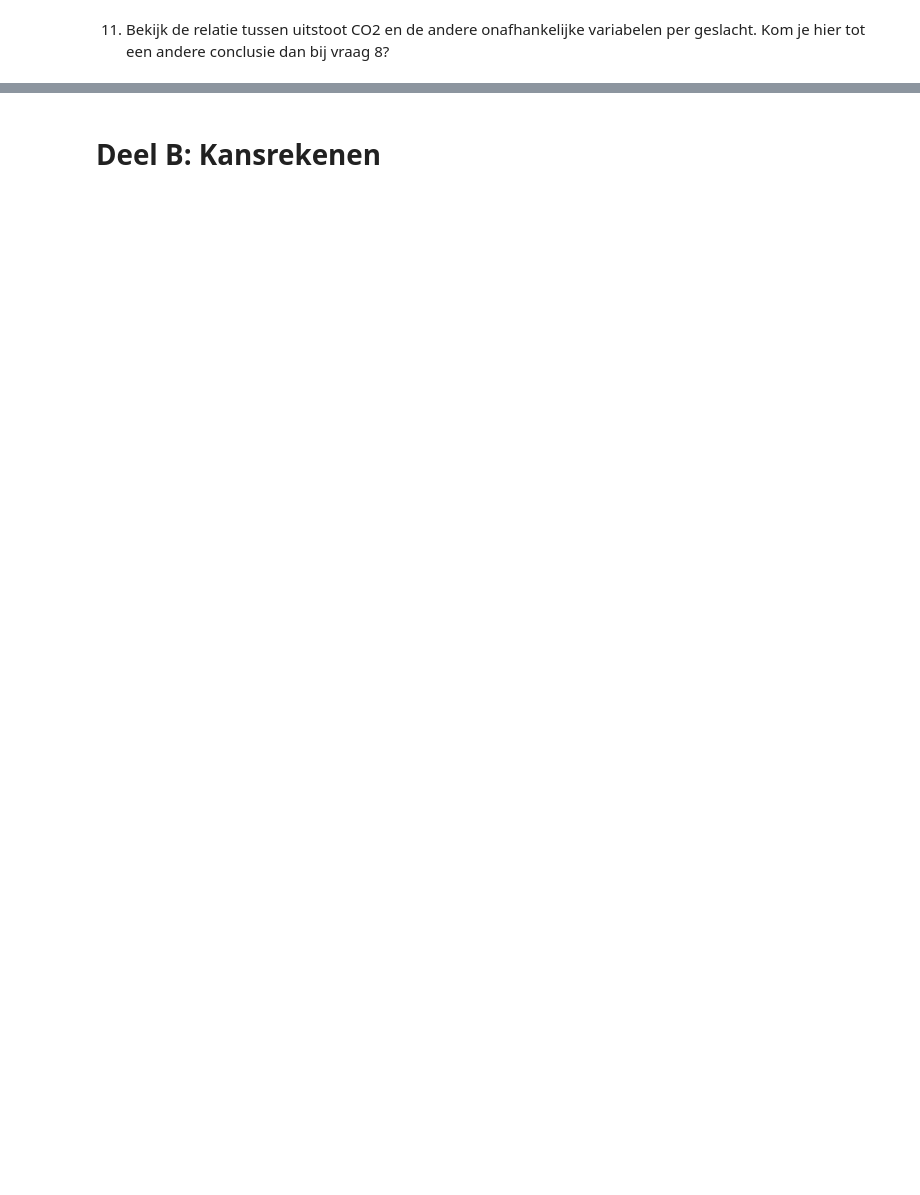
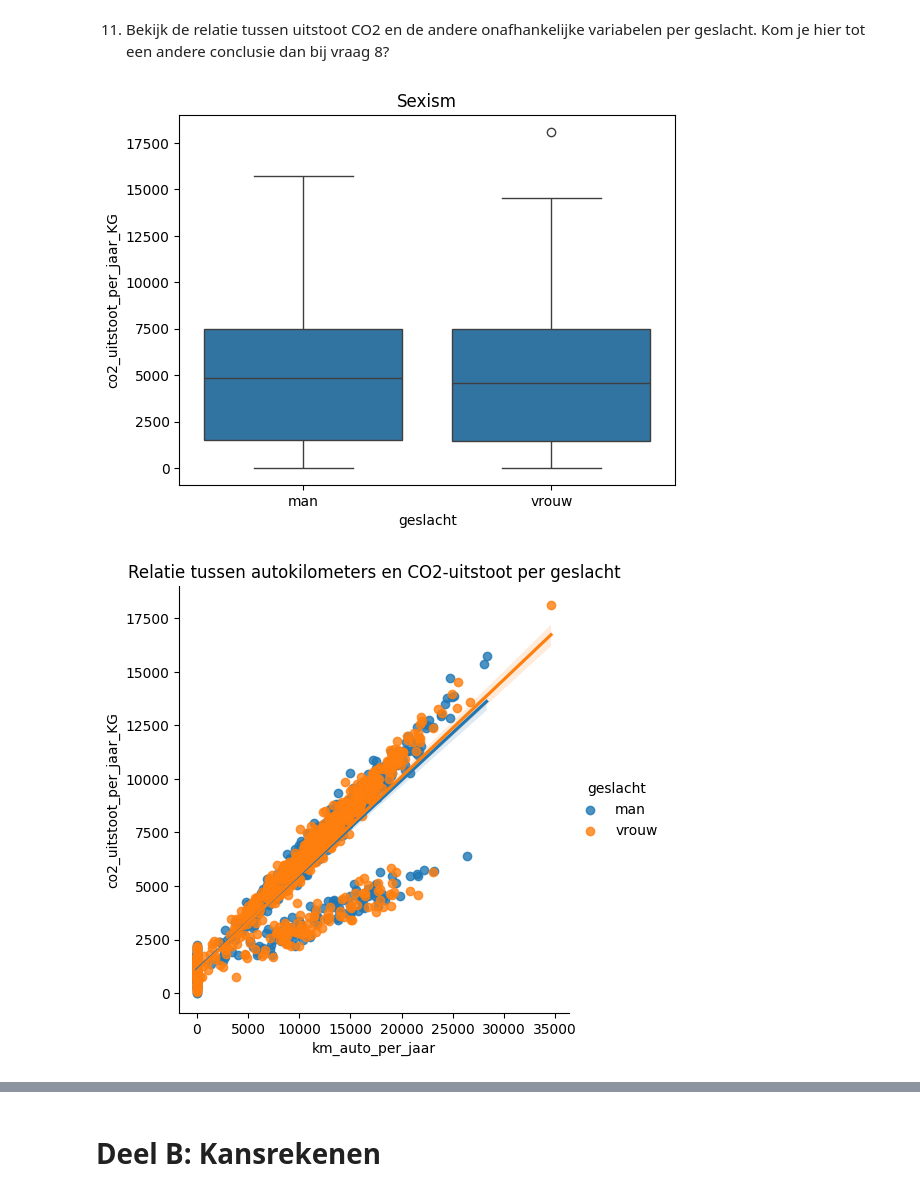
Before and after one commit to 24087068/wiskunde_porfolio, a Jupyter notebook: portfolio Sebastiaan.ipynb, the cells around one changed output, grey strips where cells are left out. Cells and saved outputs as stored; diff of their text form; code cells hidden in the pictures; blank space fills up the shorter version.

Commit message:
A B en C
Voor mijn shit is nu A B en C gedaan. D ga ik later wel aan werken.

```diff
--- a/portfolio Sebastiaan.ipynb
+++ b/portfolio Sebastiaan.ipynb
@@ -415,3 +552,20 @@ co2_ratio_scaled[ratio_co2] = scaler.fit_transform(ordinaal_co2_num[ratio_co2])
 11.	Bekijk de relatie tussen uitstoot CO2 en de andere onafhankelijke variabelen per geslacht. Kom je hier tot een andere conclusie dan bij vraag 8?
 # %%
 # 11
+# Boxplot voor de geslachten
+sns.boxplot(data=df_co2, x='geslacht', y='co2_uitstoot_per_jaar_KG')
+plt.title("Sexism")
+plt.show()
+
+# Scatterplot met lijn voor geslacht
+sns.lmplot(data=df_co2, x='km_auto_per_jaar', y='co2_uitstoot_per_jaar_KG', hue='geslacht')
+plt.title('Relatie tussen autokilometers en CO2-uitstoot per geslacht')
+plt.show()
+
+# Scatterplot met lijn voor elektrisch auto bezit
+sns.lmplot(data=df_co2, x='km_auto_per_jaar', y='co2_uitstoot_per_jaar_KG', hue='elektrisch_auto')
+plt.title('Relatie tussen autokilometers en CO2-uitstoot per geslacht')
+plt.show()
+# %% [output]
+[figure, added]
+[figure, added]
```
Also changed, not shown: parts of 56 cells of this notebook.
